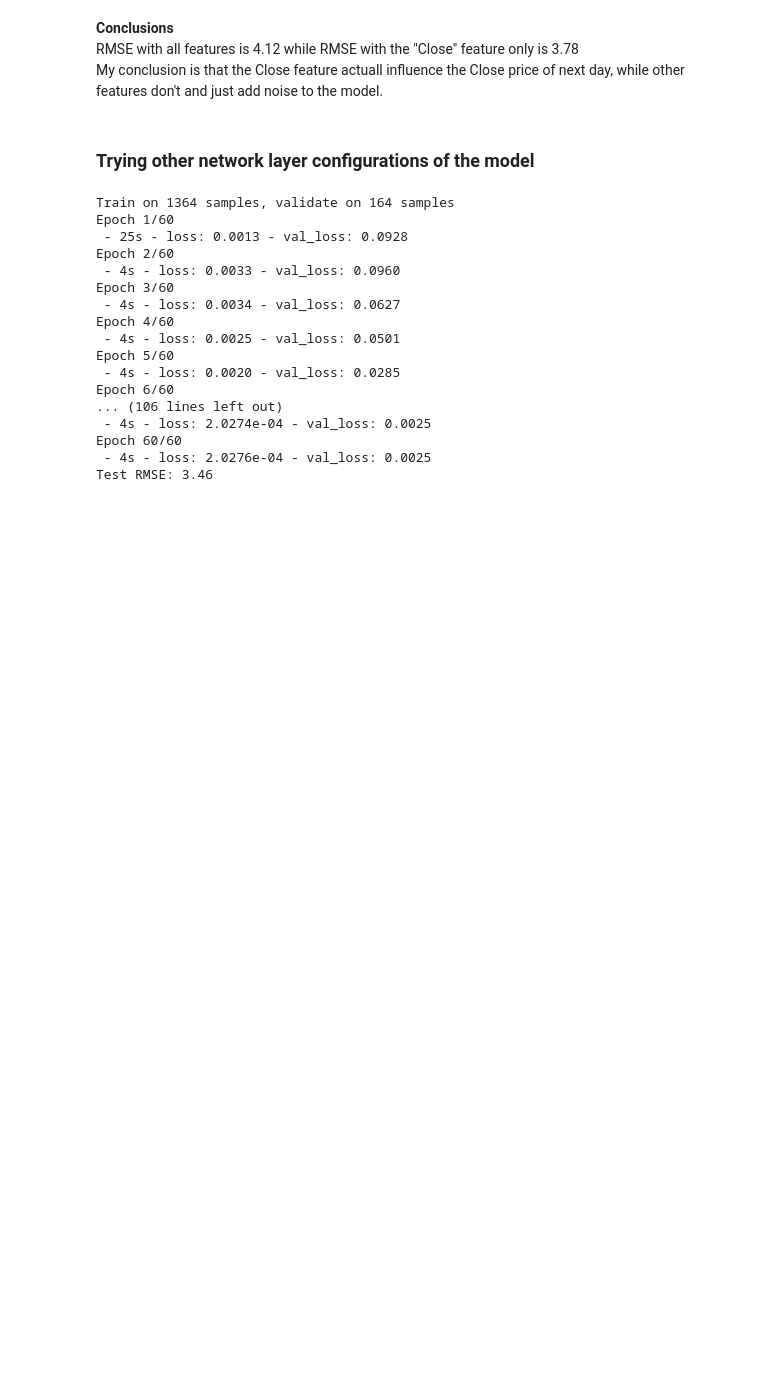
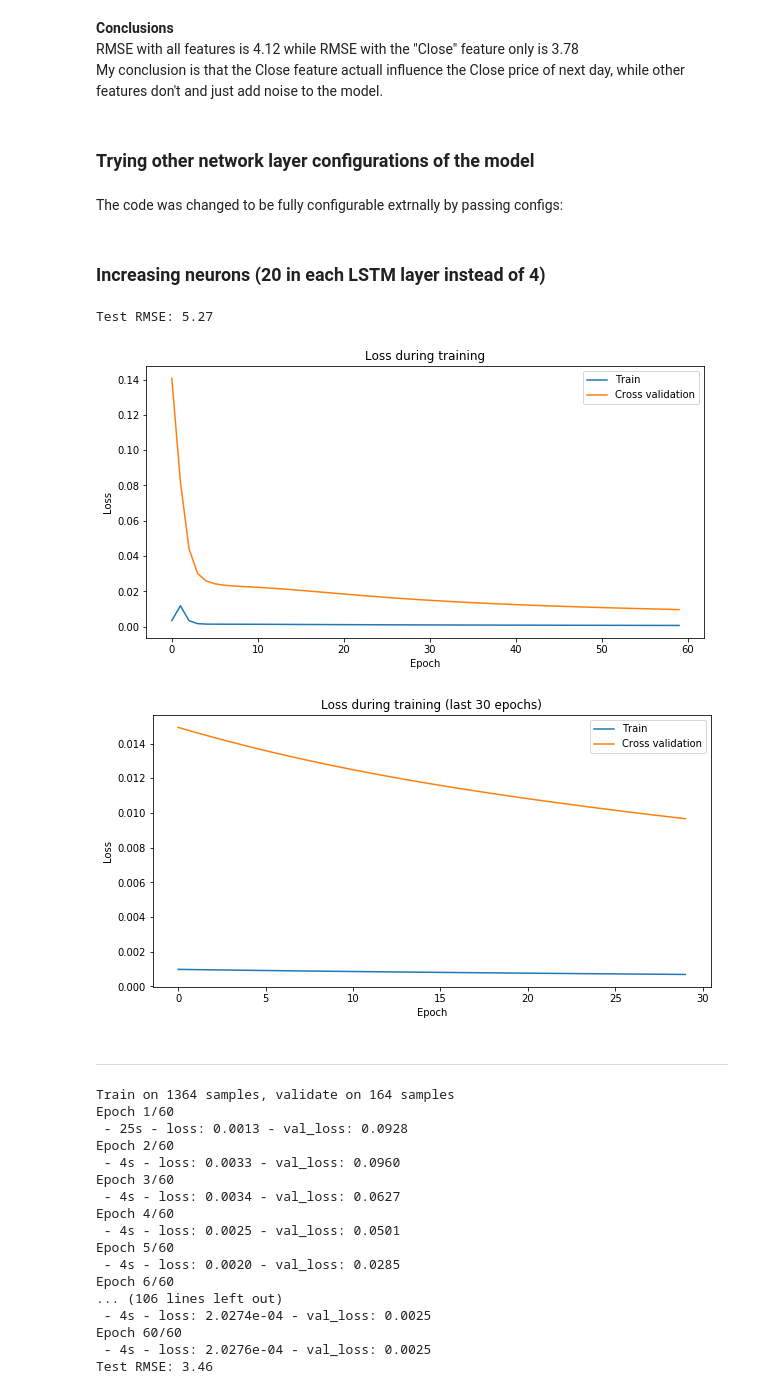
Before and after one commit to edibusl/stocks-predict, a Jupyter notebook: Stocks Prediction - Keras LSTM.ipynb, the cells around one changed output. Saved outputs shown, nothing was run; the diff lists cells and outputs as text; code cells hidden in the pictures; blank space fills up the shorter version.

Commit message:
Making all configuration be set externally - updating notebook

```diff
--- a/Stocks Prediction - Keras LSTM.ipynb
+++ b/Stocks Prediction - Keras LSTM.ipynb
@@ -1446,3 +1449,5 @@ RMSE with all features is 4.12 while RMSE with the "Close" feature only is 3.78
 My conclusion is that the Close feature actuall influence the Close price of next day, while other features don't and just add noise to the model.
 # %% [markdown]
 ### Trying other network layer configurations of the model
+# %% [markdown]
+The code was changed to be fully configurable extrnally by passing configs:
@@ -1449,3 +1651,35 @@ My conclusion is that the Close feature actuall influence the Close price of nex
+# %% [markdown]
+### Increasing neurons (20 in each LSTM layer instead of 4)
+# %%
+configs = {
+    "general": {
+        "plot_results": False,
+        "verbose": 0,
+        "use_all_features": False,
+        "train_size": 0.8
+    },
+    "model": {
+        "batch_size": 4,
+        "look_back": 10,
+        "epochs": 60,
+        "network": {
+            "custom_optimizer": False,
+            "regularization_factor": 0,
+            "dropout_val": 0,
+            "lstm_neurons": [4, 4]
+        }
+    }
+}
+res_20_neurons = run_single_configuration(configs)
+# %% [output]
+Test RMSE: 5.27
+# %%
+plot_prediction_results(res_20_neurons, plot_predicted_vs_actual=False, plot_loss_last=True)
+# %% [output]
+[figure, added]
+[figure, added]
+# %% [markdown]
+----
 # %%
 def create_model(batch_size, look_back, regularization_factor=0, dropout=False, custom_optimizer=False, features_num=1):
     model = Sequential()
```
Also changed, not shown: parts of 3 cells of this notebook.
